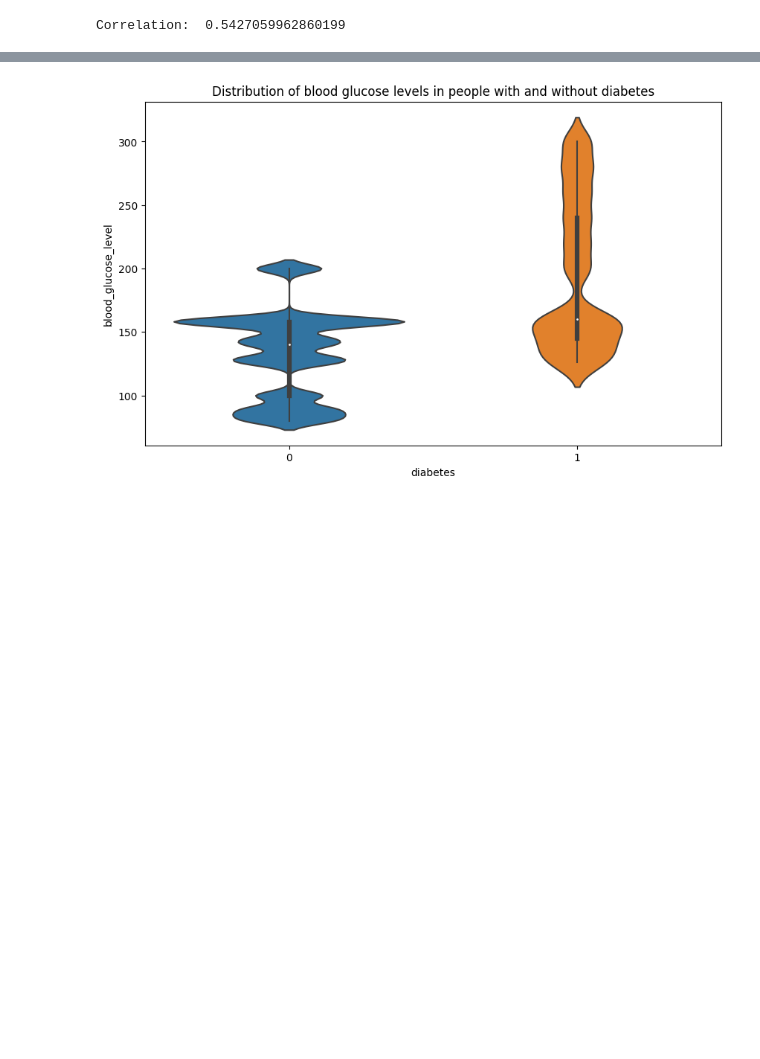
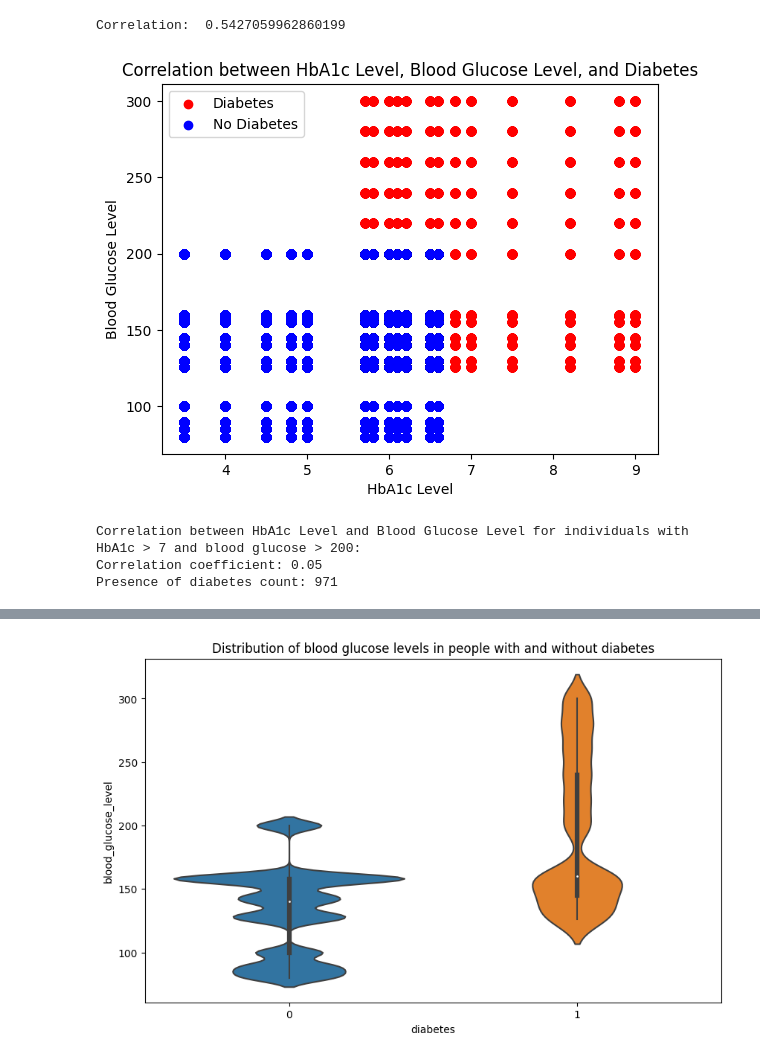
Before and after one commit to shirin-25/Python_labs, a Jupyter notebook: main.ipynb, the cells around one changed output, grey strips where cells are left out. Drawn from its saved outputs; the diff is of its cells as text; code cells hidden in the pictures; blank space fills up the shorter version.

```diff
--- a/main.ipynb
+++ b/main.ipynb
@@ -287,3 +339,44 @@ correlation = df['diabetes'].corr(df['high_blood_glucose'])
 print('Correlation: ', correlation)
 # %% [output]
 Correlation:  0.5427059962860199
+# %%
+# Separating the data based on diabetes
+diabetes_positive = df[df['diabetes'] == 1]
+diabetes_negative = df[df['diabetes'] == 0]
+
+# Creating the scatter plot
+plt.scatter(diabetes_positive['HbA1c_level'], diabetes_positive['blood_glucose_level'], color='red', label='Diabetes')
+plt.scatter(diabetes_negative['HbA1c_level'], diabetes_negative['blood_glucose_level'], color='blue', label='No Diabetes')
+
+# Adding labels and title
+plt.xlabel('HbA1c Level')
+plt.ylabel('Blood Glucose Level')
+plt.title('Correlation between HbA1c Level, Blood Glucose Level, and Diabetes')
+
+# Adding legend
+plt.legend()
+
+# Displaying the plot
+plt.show()
+# %% [output]
+[figure, added]
+# %%
+# Filter the data based on the conditions
+filtered_data = df[(df['HbA1c_level'] > 7) & (df['blood_glucose_level'] > 200)]
+
+# Extract the values of HbA1c_level and blood_glucose_level
+hbA1c_values = filtered_data['HbA1c_level']
+blood_glucose_values = filtered_data['blood_glucose_level']
+diabetes_presence = filtered_data['diabetes']
+
+# Calculate the correlation
+correlation = np.corrcoef(hbA1c_values, blood_glucose_values)[0, 1]
+
+# Display the results
+print("Correlation between HbA1c Level and Blood Glucose Level for individuals with HbA1c > 7 and blood glucose > 200:")
+print(f"Correlation coefficient: {correlation:.2f}")
+print(f"Presence of diabetes count: {diabetes_presence.sum()}")
+# %% [output]
+Correlation between HbA1c Level and Blood Glucose Level for individuals with HbA1c > 7 and blood glucose > 200:
+Correlation coefficient: 0.05
+Presence of diabetes count: 971
```
Also changed, not shown: parts of 15 cells of this notebook.
